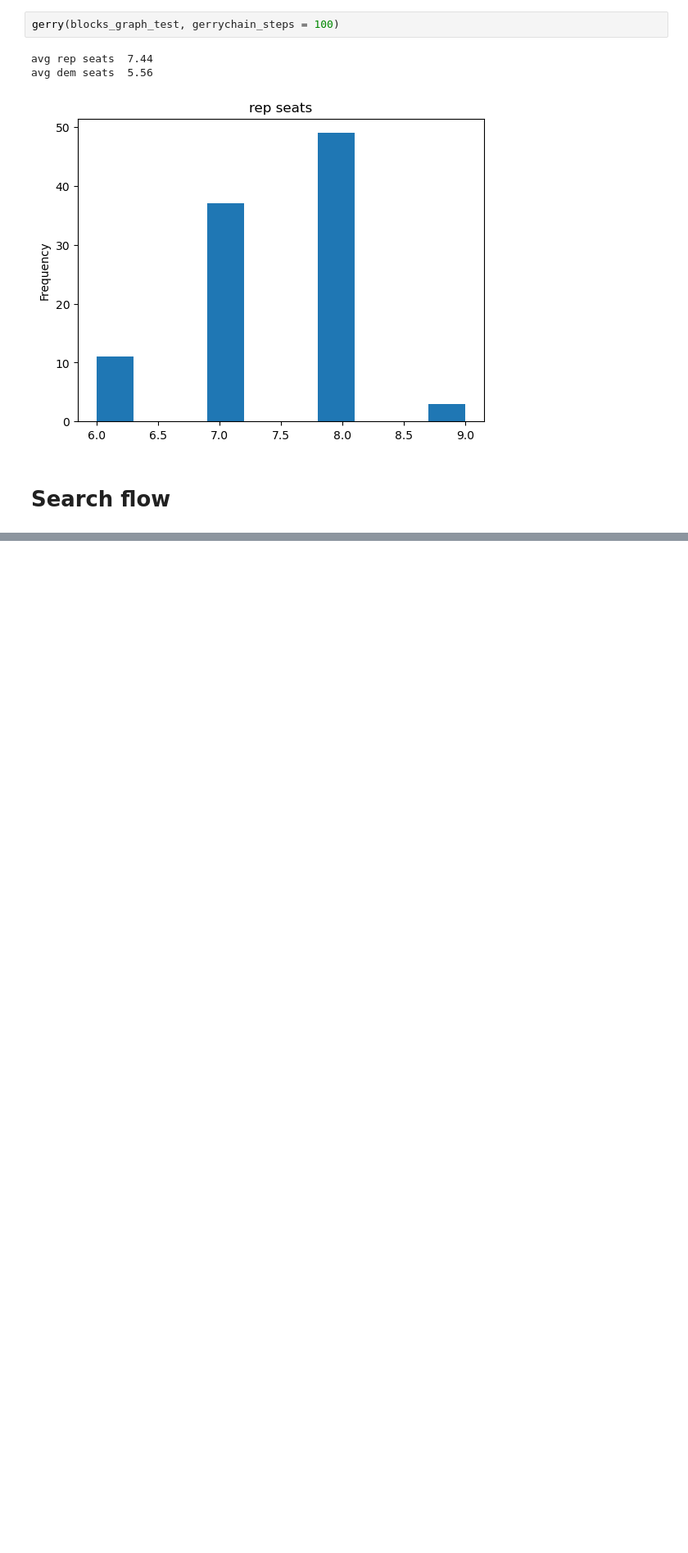
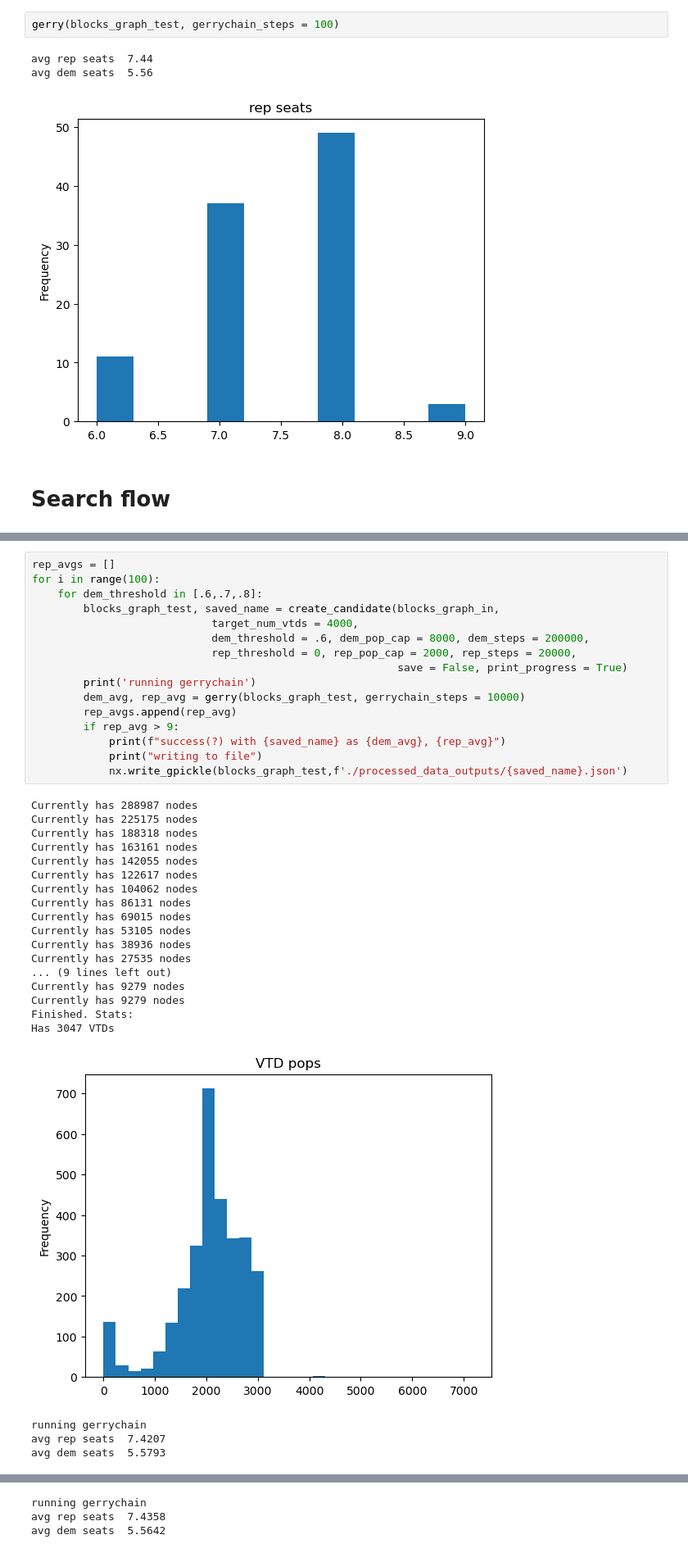
Before and after one commit to ianmark72/Sensitivity_To_Dual_Graph, a Jupyter notebook: Experiments/Markov_Chain_On_State_Dual_Graphs/north_carolina_analysis/Geo_Wrangling.ipynb, the cells around one changed output, grey strips where cells are left out. Shown at 82% size. Cells and saved outputs as stored; diff of their text form; blank space fills up the shorter version.

```diff
--- a/Experiments/Markov_Chain_On_State_Dual_Graphs/north_carolina_analysis/Geo_Wrangling.ipynb
+++ b/Experiments/Markov_Chain_On_State_Dual_Graphs/north_carolina_analysis/Geo_Wrangling.ipynb
@@ -414,0 +420,38 @@ avg dem seats  5.487
+# %%
+rep_avgs = []
+for i in range(100):
+    for dem_threshold in [.6,.7,.8]:
+        blocks_graph_test, saved_name = create_candidate(blocks_graph_in,
+                            target_num_vtds = 4000,
+                            dem_threshold = .6, dem_pop_cap = 8000, dem_steps = 200000,
+                            rep_threshold = 0, rep_pop_cap = 2000, rep_steps = 20000,
+                                                         save = False, print_progress = True)
+        print('running gerrychain')
+        dem_avg, rep_avg = gerry(blocks_graph_test, gerrychain_steps = 10000)
+        rep_avgs.append(rep_avg)
+        if rep_avg > 9:
+            print(f"success(?) with {saved_name} as {dem_avg}, {rep_avg}")
+            print("writing to file")
+            nx.write_gpickle(blocks_graph_test,f'./processed_data_outputs/{saved_name}.json')
+# %% [output]
+Currently has 288987 nodes
+Currently has 225175 nodes
+Currently has 188318 nodes
+Currently has 163161 nodes
+Currently has 142055 nodes
+Currently has 122617 nodes
+Currently has 104062 nodes
+Currently has 86131 nodes
+Currently has 69015 nodes
+Currently has 53105 nodes
+Currently has 38936 nodes
+Currently has 27535 nodes
+... (9 lines left out)
+Currently has 9279 nodes
+Currently has 9279 nodes
+Finished. Stats:
+Has 3047 VTDs
+[figure, added]
+running gerrychain
+avg rep seats  7.4207
+avg dem seats  5.5793
@@ -414,0 +477,3 @@ avg dem seats  5.487
+running gerrychain
+avg rep seats  7.4358
+avg dem seats  5.5642
```
Also changed, not shown: parts of 10 cells of this notebook, 1 other file.
